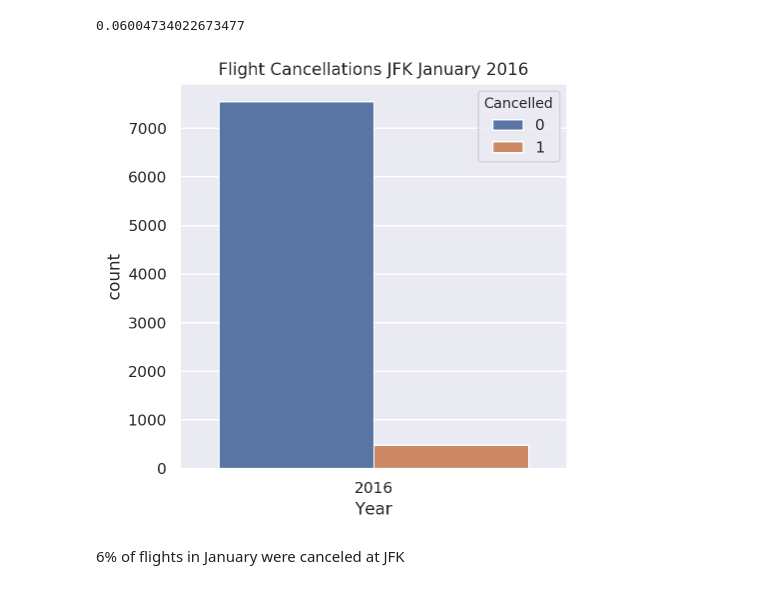
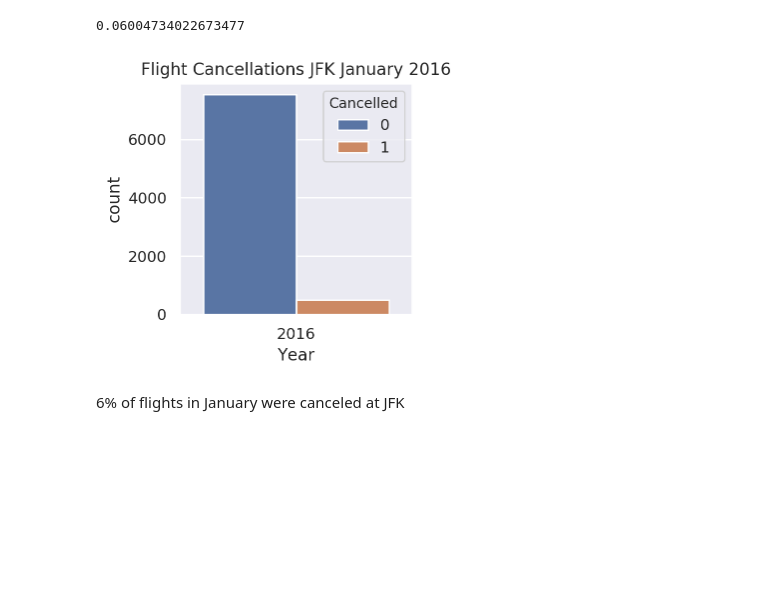
Before and after one commit to fausa/ADS508, a Jupyter notebook: Susy_EDA.ipynb, the cells around one changed output. Drawn from its saved outputs; the diff is of its cells as text; code cells hidden in the pictures; blank space fills up the shorter version.

Commit message:
Update Susy_EDA.ipynb
modified graph figure sizes and added legend to final weather trends for JFK airport

```diff
--- a/Susy_EDA.ipynb
+++ b/Susy_EDA.ipynb
@@ -560,12 +560,12 @@ xx/x[0]
 # %% [output]
 0.06004734022673477
 # %%
-sns.set(rc={'figure.figsize':(5,5)})
+sns.set(rc={'figure.figsize':(3,3)})
 
 sns.countplot(data=dff_Origin_JFK, x="Year", hue="Cancelled").set_title("Flight Cancellations JFK January 2016")
 plt.show()
 # %% [output]
-[figure, old version]
+[figure, new version]
 # %% [markdown]
 6% of flights in January were canceled at JFK
 # %% [markdown]
```
Also changed, not shown: parts of 4 cells of this notebook.
